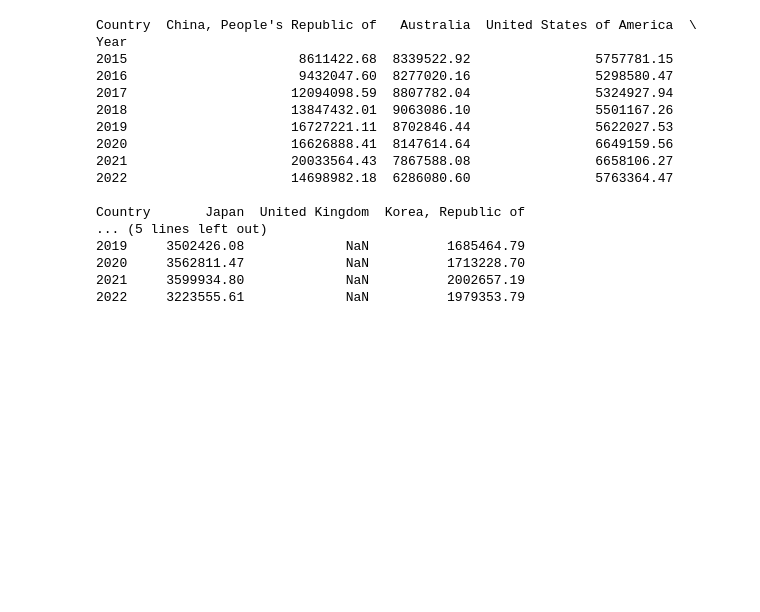
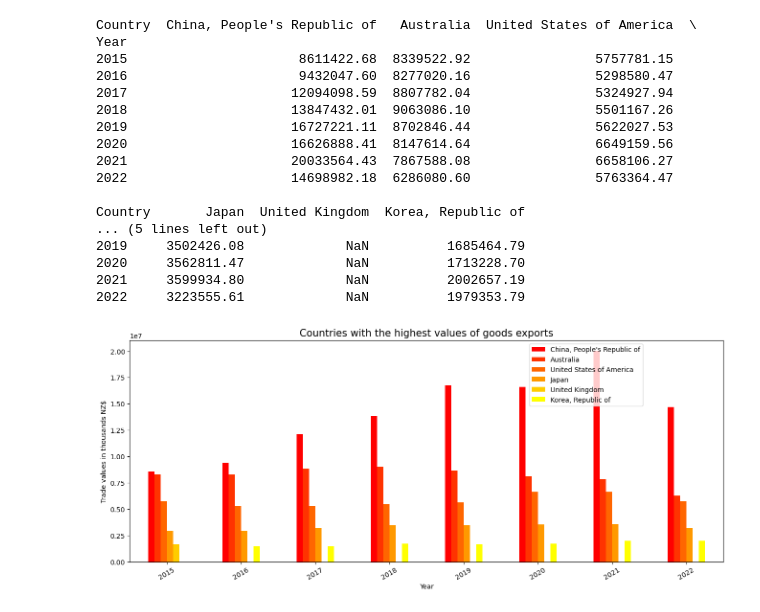
Before and after one commit to lilianasku/Time-series-analysis, a Jupyter notebook: notebooks/TradeData_Eda - Working.ipynb, the cells around one changed output. Drawn from its saved outputs; the diff is of its cells as text; code cells hidden in the pictures; blank space fills up the shorter version.

```diff
--- a/notebooks/TradeData_Eda - Working.ipynb
+++ b/notebooks/TradeData_Eda - Working.ipynb
@@ -294,3 +294,17 @@ Country       Japan  United Kingdom  Korea, Republic of
 2020     3562811.47             NaN          1713228.70
 2021     3599934.80             NaN          2002657.19
 2022     3223555.61             NaN          1979353.79
+# %%
+#countries with the highest values of goods exports
+
+color_map=plt.colormaps.get_cmap('autumn')
+ax = dfm.plot(kind='bar', cmap = color_map)
+
+plt.xticks(rotation=30, horizontalalignment='center')
+ax.set_title('Countries with the highest values of goods exports', fontsize=15)
+ax.set_ylabel('Trade values in thousands NZ$')
+#ax.set_xlim(2015,2022)
+ax.legend(loc='upper right', bbox_to_anchor=(0.87,1.0))
+plt.show()
+# %% [output]
+[figure, added]
```
